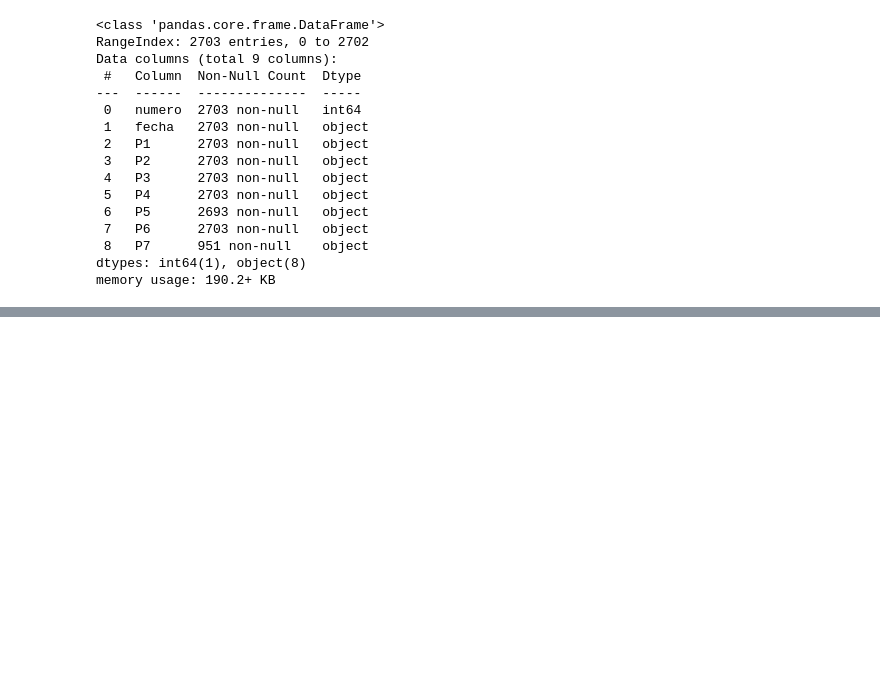
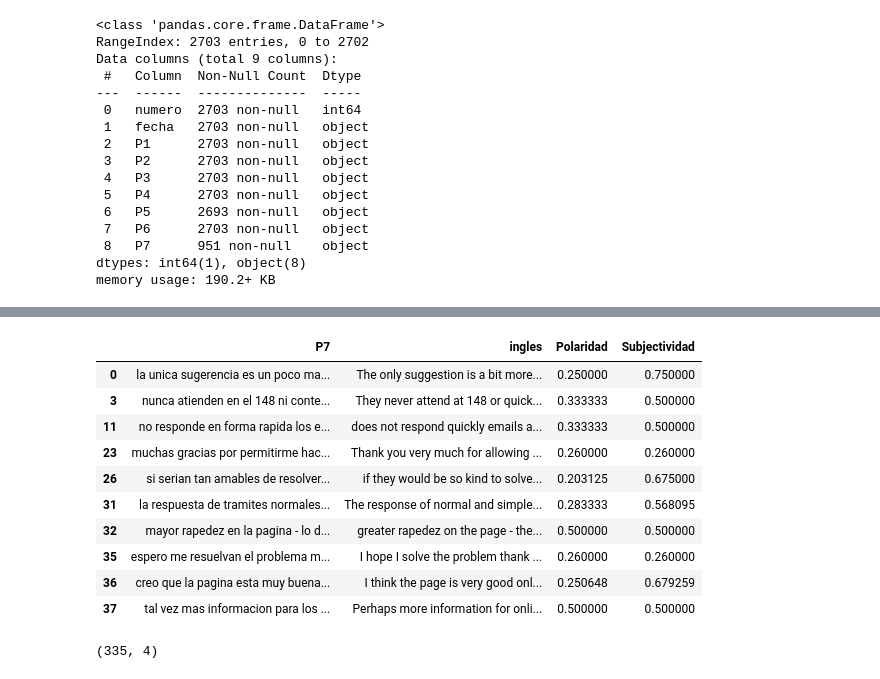
Before and after one commit to atmdatascience/python, a Jupyter notebook: colab/Analisis_v01.ipynb, the cells around one changed output, grey strips where cells are left out. Cells and saved outputs as stored; diff of their text form; code cells hidden in the pictures; blank space fills up the shorter version.

```diff
--- a/colab/Analisis_v01.ipynb
+++ b/colab/Analisis_v01.ipynb
@@ -112,0 +220,9 @@ encuesta.to_excel("/content/drive/MyDrive/encuesta.xlsx")
+# %%
+def obtener_sentimentiento(dataframe, columna):
+    texto_columna = dataframe[columna]
+    bloques_sentimiento = texto_columna.apply(TextBlob)
+    valores_sentimiento = [{"Polaridad": v.sentiment.polarity,"Subjectividad": v.sentiment.subjectivity}
+        for v in bloques_sentimiento.values]
+    return pd.DataFrame(valores_sentimiento)
+# %%
+sentimiento = obtener_sentimentiento(textoingles,"ingles")
@@ -112,0 +245,2 @@ encuesta.to_excel("/content/drive/MyDrive/encuesta.xlsx")
+# %%
+sentimiento_ATM = pd.concat([textoingles, sentimiento], axis=1)
@@ -112,0 +256,22 @@ encuesta.to_excel("/content/drive/MyDrive/encuesta.xlsx")
+# %%
+sentimiento_positivo = sentimiento_ATM[sentimiento_ATM.Polaridad > 0.15]
+sentimiento_negativo = sentimiento_ATM[sentimiento_ATM.Polaridad <= -0.15]
+sentimiento_neutral = sentimiento_ATM[(sentimiento_ATM.Polaridad > -0.1) & (sentimiento_ATM.Polaridad < 0.1)]
+# %%
+sentimiento_positivo.head(10)
+# %% [output]
+|  | P7 | ingles | Polaridad | Subjectividad |
+| 0 | la unica sugerencia es un poco ma... | The only suggestion is a bit more... | 0.250000 | 0.750000 |
+| 3 | nunca atienden en el 148 ni conte... | They never attend at 148 or quick... | 0.333333 | 0.500000 |
+| 11 | no responde en forma rapida los e... | does not respond quickly emails a... | 0.333333 | 0.500000 |
+| 23 | muchas gracias por permitirme hac... | Thank you very much for allowing ... | 0.260000 | 0.260000 |
+| 26 | si serian tan amables de resolver... | if they would be so kind to solve... | 0.203125 | 0.675000 |
+| 31 | la respuesta de tramites normales... | The response of normal and simple... | 0.283333 | 0.568095 |
+| 32 | mayor rapedez en la pagina - lo d... | greater rapedez on the page - the... | 0.500000 | 0.500000 |
+| 35 | espero me resuelvan el problema m... | I hope I solve the problem thank ... | 0.260000 | 0.260000 |
+| 36 | creo que la pagina esta muy buena... | I think the page is very good onl... | 0.250648 | 0.679259 |
+| 37 | tal vez mas informacion para los ... | Perhaps more information for onli... | 0.500000 | 0.500000 |
+# %%
+sentimiento_positivo.shape
+# %% [output]
+(335, 4)
```
Also changed, not shown: parts of 29 cells of this notebook.
